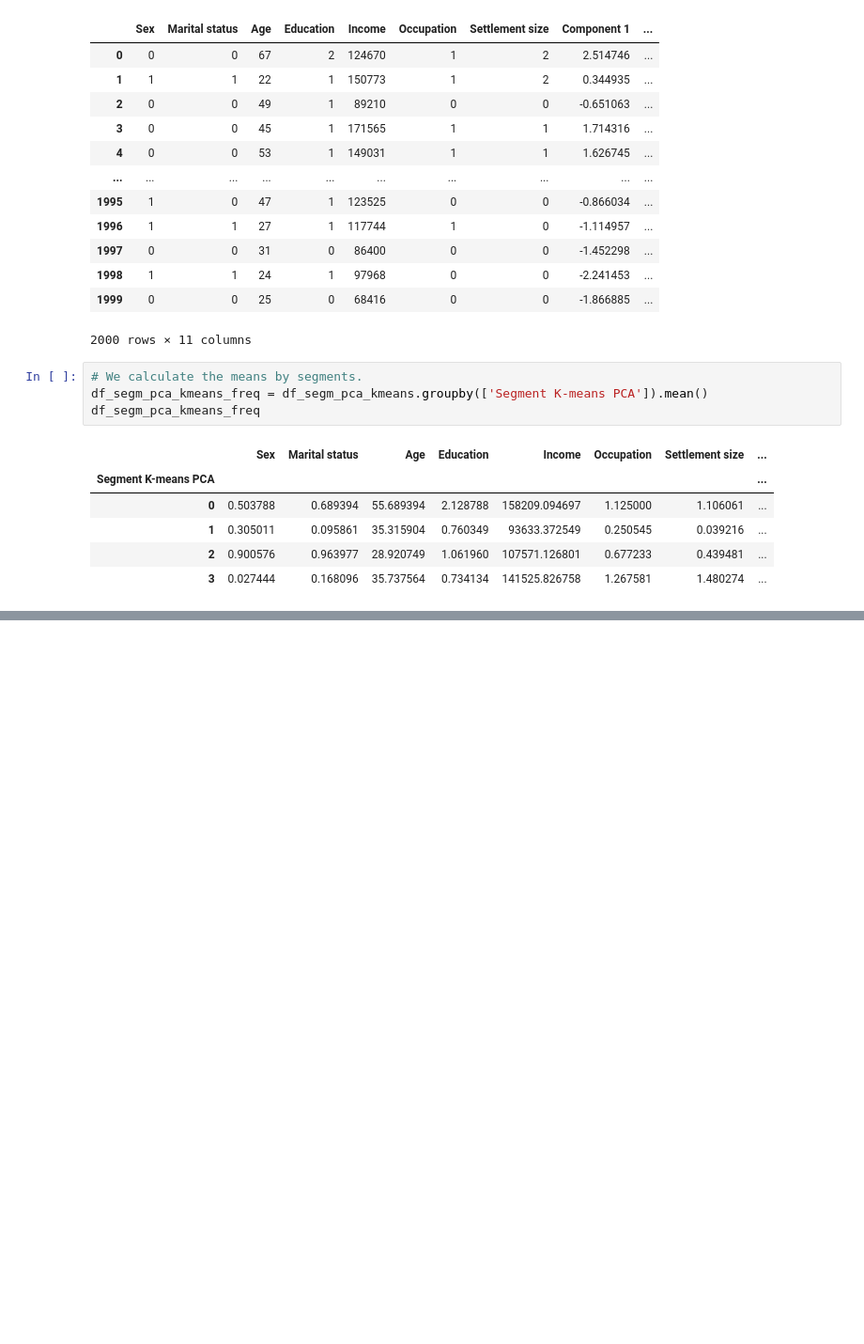
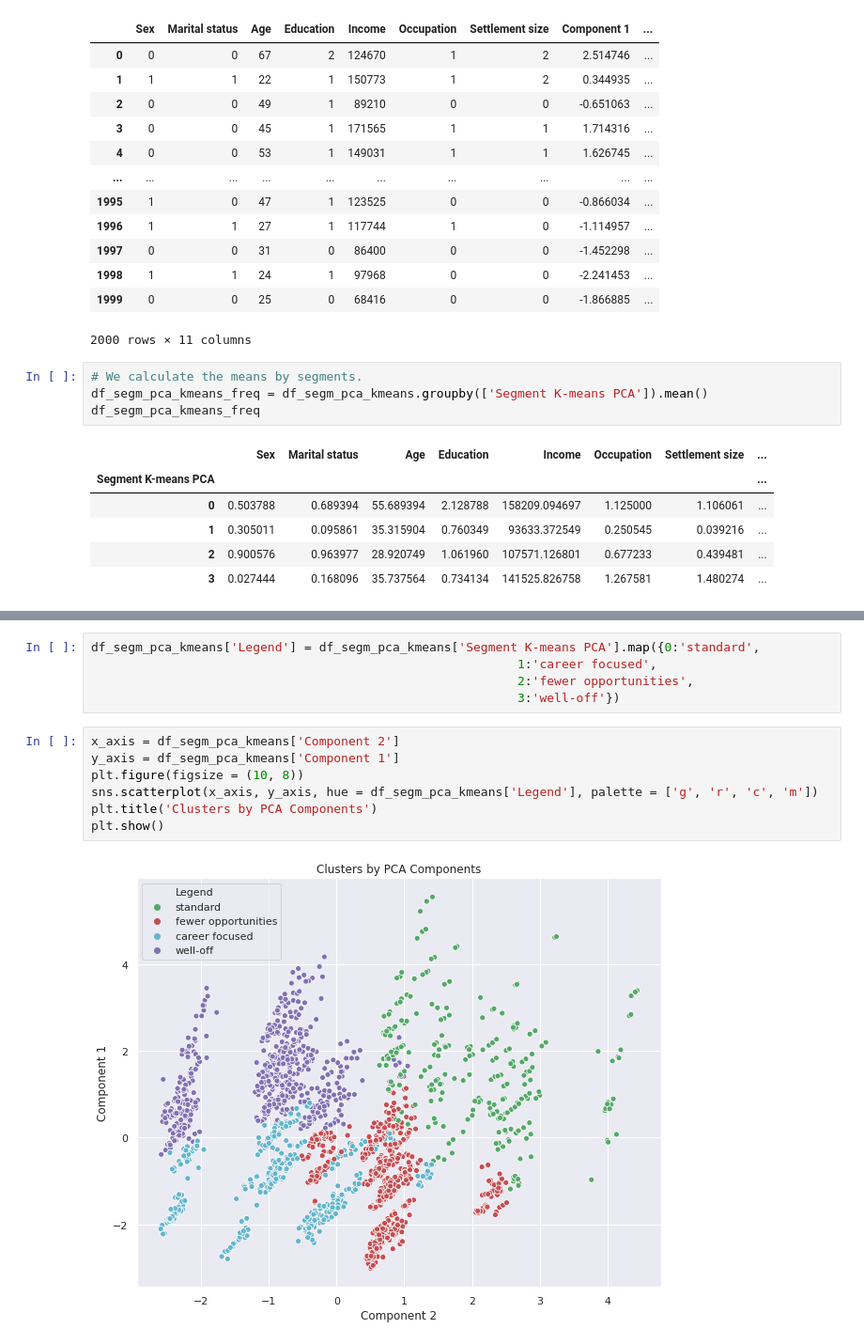
Before and after one commit to Hamza1122/Customer-Segmentation-Tutor, a Jupyter notebook: Untitled61.ipynb, the cells around one changed output, grey strips where cells are left out. Shown at 94% size. Drawn from its saved outputs; the diff is of its cells as text; blank space fills up the shorter version.

```diff
--- a/Untitled61.ipynb
+++ b/Untitled61.ipynb
@@ -252,0 +269,14 @@ df_segm_pca_kmeans_freq
+# %%
+df_segm_pca_kmeans['Legend'] = df_segm_pca_kmeans['Segment K-means PCA'].map({0:'standard',
+                                                          1:'career focused',
+                                                          2:'fewer opportunities',
+                                                          3:'well-off'})
+# %%
+x_axis = df_segm_pca_kmeans['Component 2']
+y_axis = df_segm_pca_kmeans['Component 1']
+plt.figure(figsize = (10, 8))
+sns.scatterplot(x_axis, y_axis, hue = df_segm_pca_kmeans['Legend'], palette = ['g', 'r', 'c', 'm'])
+plt.title('Clusters by PCA Components')
+plt.show()
+# %% [output]
+[figure, added]
```
Also changed, not shown: parts of 2 cells of this notebook.
